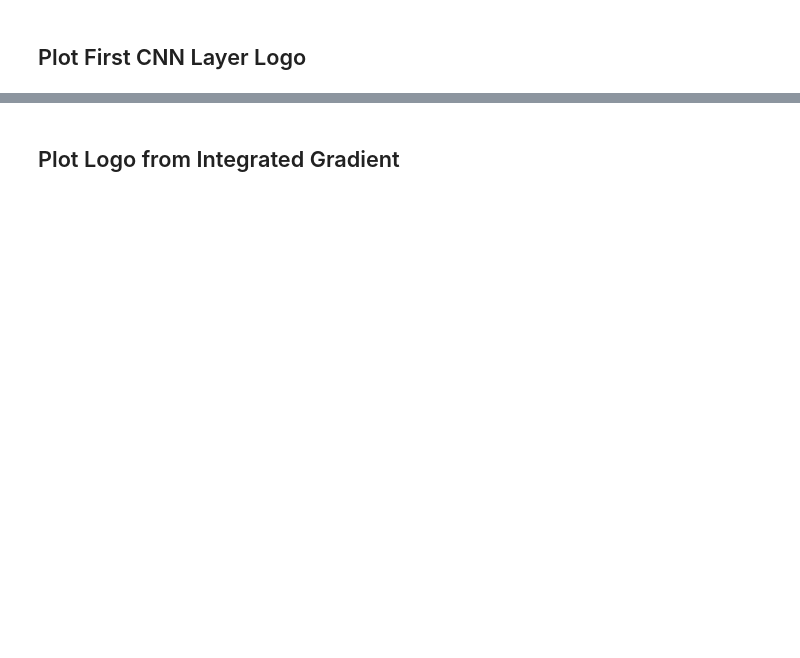
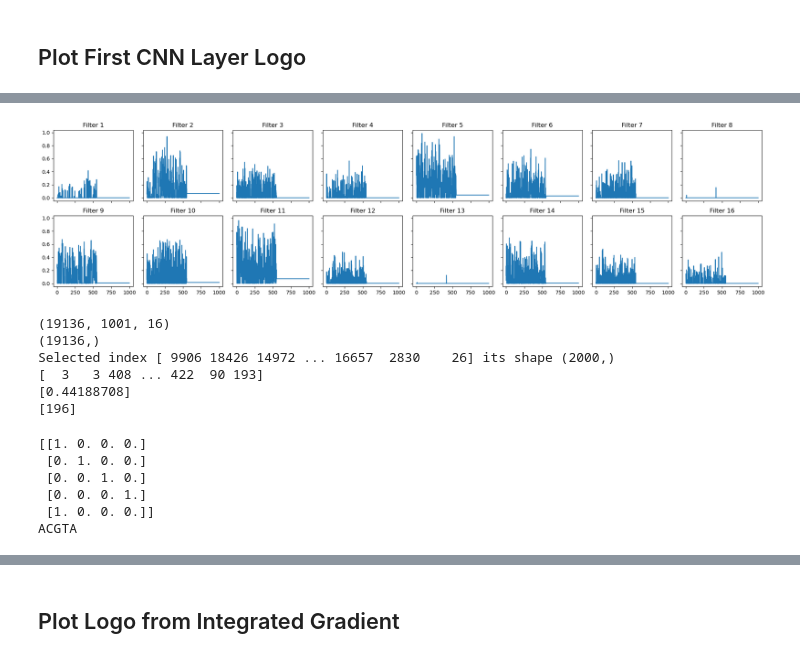
Before and after one commit to abdulfaqihalm/ucph_thesis, a Jupyter notebook: analysis/plotseqlogo.ipynb, the cells around one changed output, grey strips where cells are left out. Cells and saved outputs as stored; diff of their text form; code cells hidden in the pictures; blank space fills up the shorter version.

```diff
--- a/analysis/plotseqlogo.ipynb
+++ b/analysis/plotseqlogo.ipynb
@@ -53 +124,64 @@ torch.Size([19136, 16, 497])
+# %%
+
+temp2 = first_layer_result.transpose(1,2)[0,:,:].detach().cpu().numpy()
+
+fig, axs = plt.subplots(2, 8, sharey=True, sharex=True, tight_layout=True, figsize=(20, 5))
+
+for i in range (0, 16):
+    axs[i // 8, i % 8].title.set_text(f"Filter {i+1}")
+    axs[i // 8, i % 8].plot(np.arange(0,len(temp2[:,i])),temp2[:,i] )
+# %% [output]
+[figure, added]
+# %%
+filter_index = 0
+coba = first_layer_result.transpose(1,2).detach().cpu().numpy()
+# print the max value for each sequence
+max_each_seq = np.max(coba[:, :, filter_index], axis=1)
+
+# print(max_each_seq)
+argmax_idx = np.argmax(coba[:, :, filter_index], axis=1)
+#Sanity check of max value. It should be the same as the max value printed above
+# print(coba[0, argmax_idx, filter_index])
+
+print(coba.shape)
+# We want to reorder the sequence based on their respective max value
+print(np.sort(max_each_seq).shape) # Will print the ordere maximum VALUES For each sequence
+sorted_seq_idx = np.argsort(max_each_seq)
+seq_size = sorted_seq_idx.shape[0]
+i=1
+selected_idx = []
+while(i<=2000 and i<seq_size):
+    # Descending
+    selected_idx.append(sorted_seq_idx[-i])
+    i+=1
+selected_idx = np.array(selected_idx)
+print(f"Selected index {selected_idx} its shape {selected_idx.shape}")
+max_indexes = np.argmax(coba[list(selected_idx),:,filter_index], axis = 1)
+print(max_indexes)
+print(np.max(coba[[2746],:,filter_index], axis = 1))
+print(np.argmax(coba[[2746],:,filter_index], axis = 1))
+# print(np.argmax(coba[list(selected_idx),:,filter_index], axis = 1))
+# print(np.argmax(coba[selected_idx[0],:,filter_index]))
+# %% [output]
+(19136, 1001, 16)
+(19136,)
+Selected index [ 9906 18426 14972 ... 16657  2830    26] its shape (2000,)
+[  3   3 408 ... 422  90 193]
+[0.44188708]
+[196]
+# %%
+
+
+temp = "ACGTA"
+temp_one_hot = one_hot(temp).T
+print(temp_one_hot)
+temp_converted_back = one_hot_to_sequence(temp_one_hot)
+print(temp_converted_back)
+# %% [output]
+[[1. 0. 0. 0.]
+ [0. 1. 0. 0.]
+ [0. 0. 1. 0.]
+ [0. 0. 0. 1.]
+ [1. 0. 0. 0.]]
+ACGTA
 # %%
```
Also changed, not shown: parts of 17 cells of this notebook, 26 other files.
